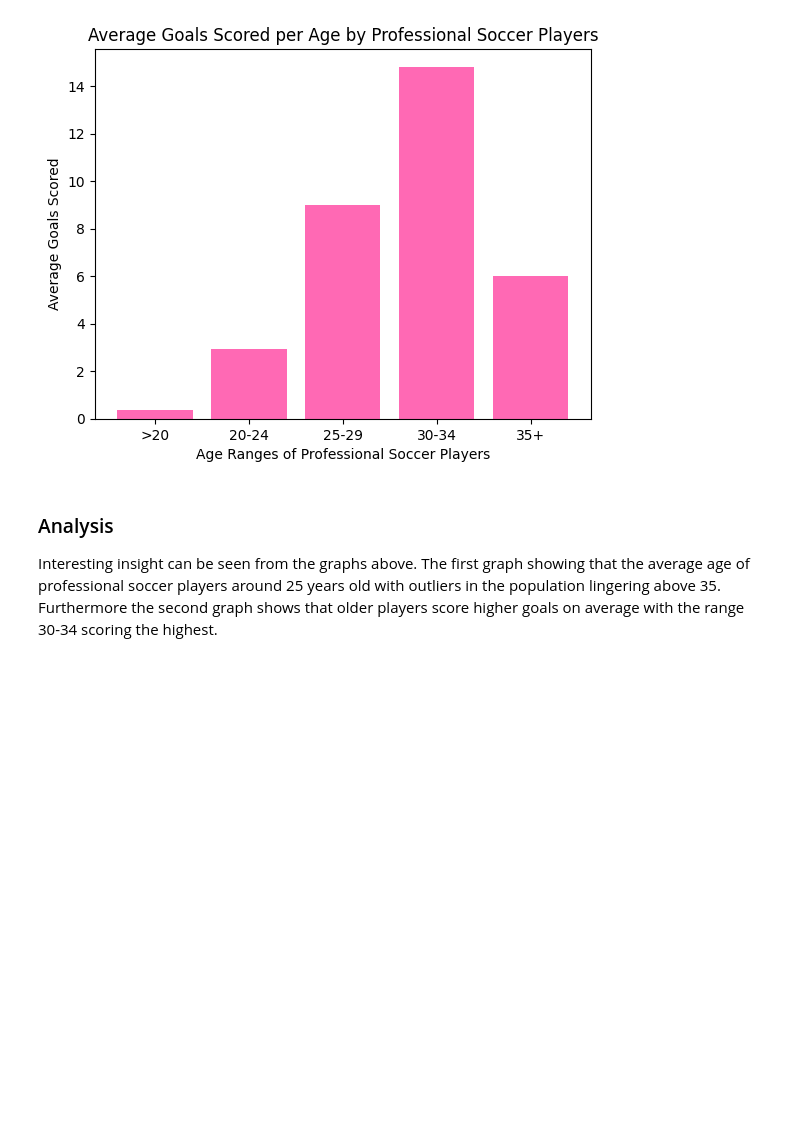
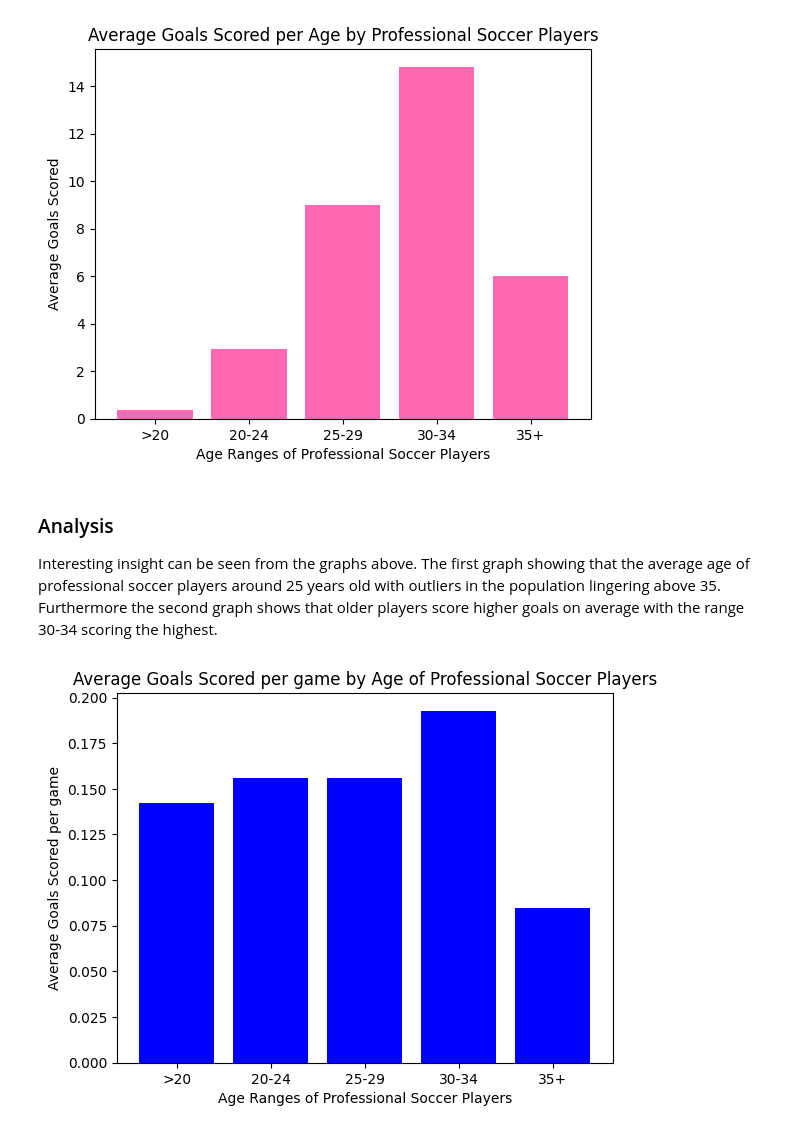
Before and after one commit to magriffy/Portfolio_Data_Analytics, a Jupyter notebook: soccer/analysis.ipynb, the cells around one changed output. Drawn from its saved outputs; the diff is of its cells as text; code cells hidden in the pictures; blank space fills up the shorter version.

Commit message:
Average Goals Scored per Game

```diff
--- a/soccer/analysis.ipynb
+++ b/soccer/analysis.ipynb
@@ -73,3 +73,54 @@ plt.show()
 ### Analysis
 
 Interesting insight can be seen from the graphs above. The first graph showing that the average age of professional soccer players around 25 years old with outliers in the population lingering above 35. Furthermore the second graph shows that older players score higher goals on average with the range 30-34 scoring the highest.
+# %%
+# Initialize dictionaries and lists
+new_age_count = {}
+nb20, nb25, nb30, nb35, na35 = [], [], [], [], []
+
+for index, row in df.iterrows():
+    age = row["Age"]
+    goals = row["Goals per match"]
+    goalCheck = row["Goals"]
+
+    # Skip rows with missing values
+    if pd.isnull(age) or pd.isnull(goals) or pd.isnull(goalCheck):
+        continue
+
+    # Update age count
+    if age in new_age_count:
+        new_age_count[age] += 1
+    else:
+        new_age_count[age] = 1
+
+    # Categorize goals based on age range
+    if goalCheck > 0:
+        if age < 20:
+            nb20.append(goals)
+        elif age < 25:
+            nb25.append(goals)
+        elif age < 30:
+            nb30.append(goals)
+        elif age < 35:
+            nb35.append(goals)
+        else:
+            na35.append(goals)
+
+# Compute averages safely
+new_ranges = [">20", "20-24", "25-29", "30-34", "35+"]
+new_values = [
+    sum(nb20) / len(nb20) if nb20 else 0,
+    sum(nb25) / len(nb25) if nb25 else 0,
+    sum(nb30) / len(nb30) if nb30 else 0,
+    sum(nb35) / len(nb35) if nb35 else 0,
+    sum(na35) / len(na35) if na35 else 0,
+]
+
+# Plot the results
+plt.bar(new_ranges, new_values, color="blue")
+plt.xlabel("Age Ranges of Professional Soccer Players")
+plt.ylabel("Average Goals Scored per game")
+plt.title("Average Goals Scored per game by Age of Professional Soccer Players")
+plt.show()
+# %% [output]
+[figure, added]
```
